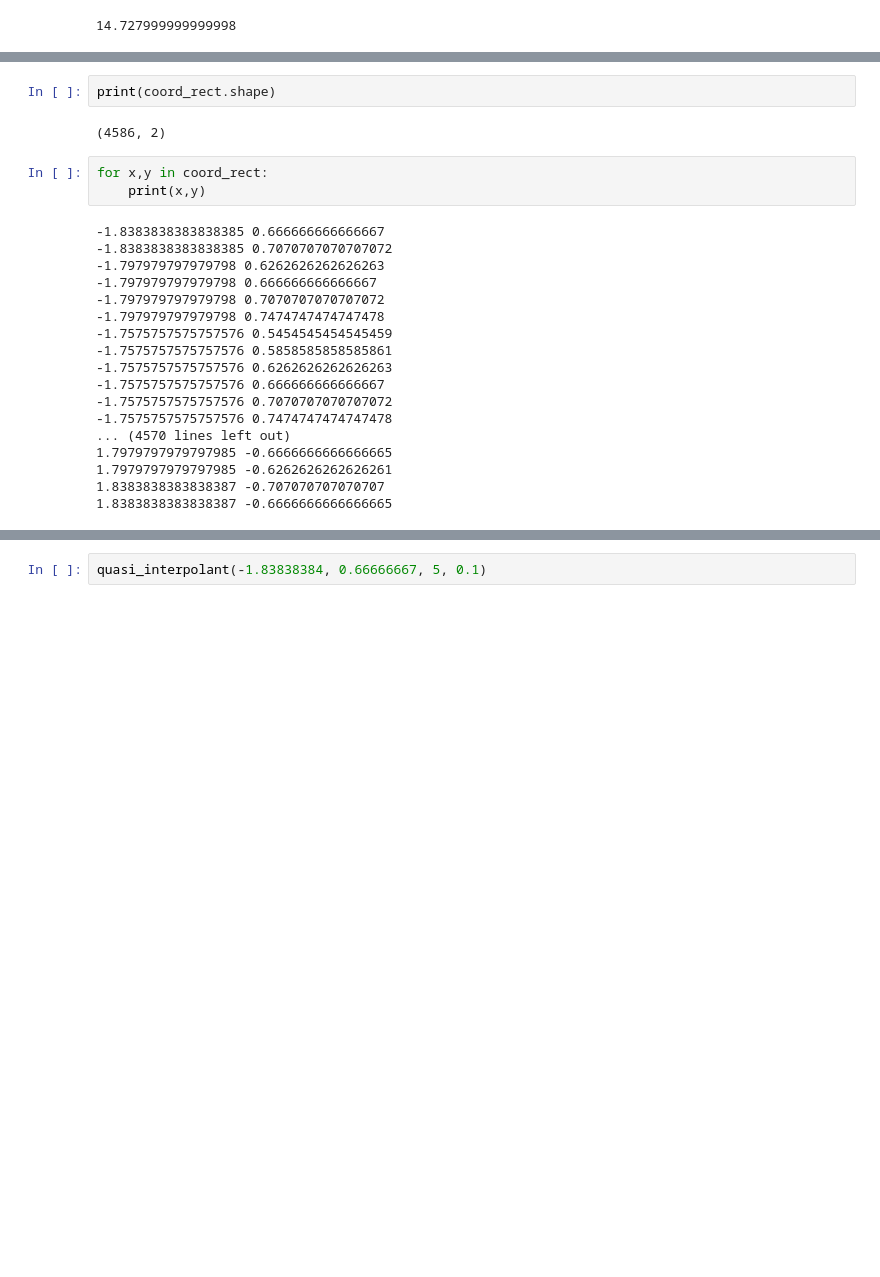
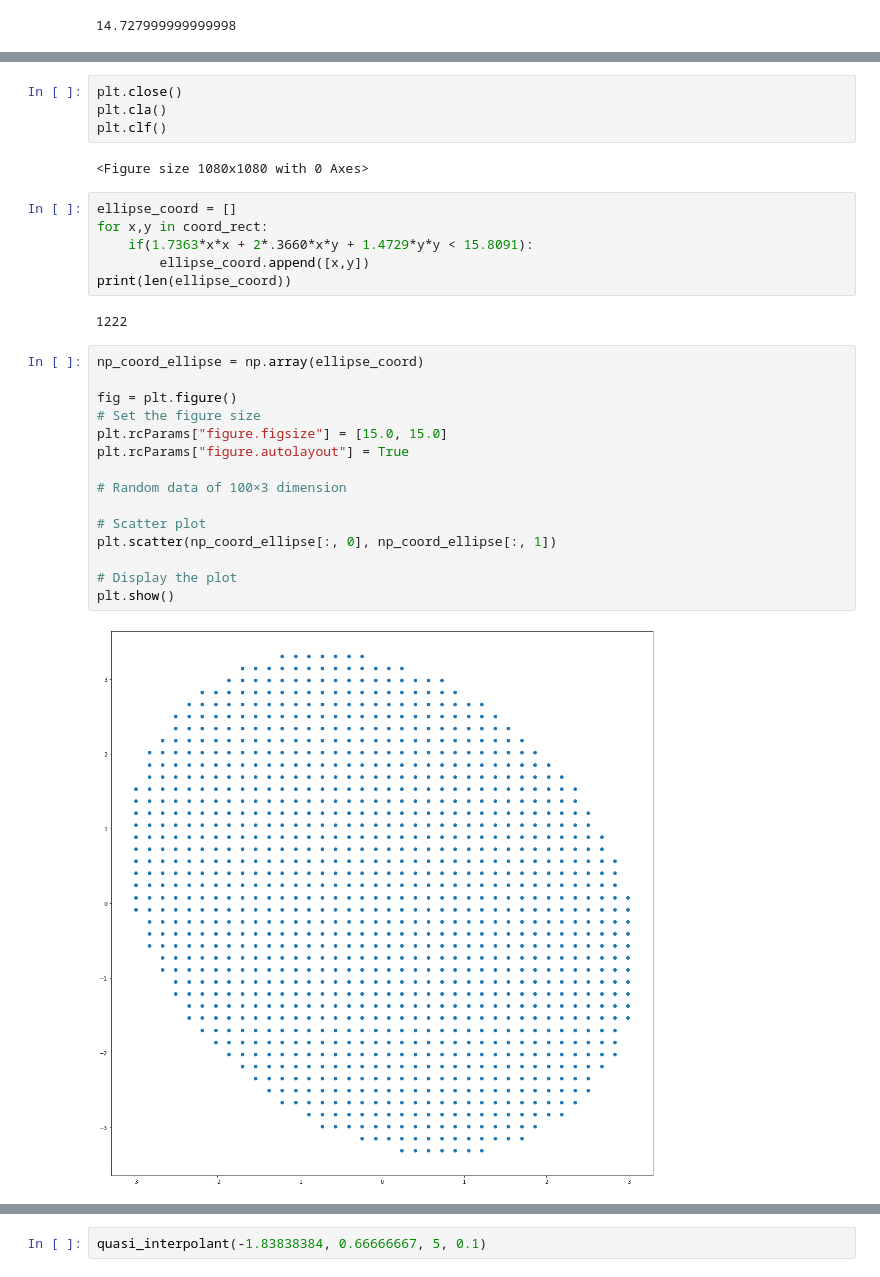
Before and after one commit to mdoshi2612/Optimal-Control, a Jupyter notebook: Quasi Interpolation.ipynb, the cells around one changed output, grey strips where cells are left out. Cells and saved outputs as stored; diff of their text form; blank space fills up the shorter version.

```diff
--- a/Quasi Interpolation.ipynb
+++ b/Quasi Interpolation.ipynb
@@ -61,26 +81,32 @@ for x in X:
+# %%
+plt.close()
+plt.cla()
+plt.clf()
+# %% [output]
+<Figure size 1080x1080 with 0 Axes>
 # %%
-print(coord_rect.shape)
+ellipse_coord = []
+for x,y in coord_rect:
+    if(1.7363*x*x + 2*.3660*x*y + 1.4729*y*y < 15.8091):
+        ellipse_coord.append([x,y])
+print(len(ellipse_coord))
 # %% [output]
-(4586, 2)
+1222
-# %%
-for x,y in coord_rect:
-    print(x,y)
-# %% [output]
--1.8383838383838385 0.666666666666667
--1.8383838383838385 0.7070707070707072
--1.797979797979798 0.6262626262626263
--1.797979797979798 0.666666666666667
--1.797979797979798 0.7070707070707072
--1.797979797979798 0.7474747474747478
--1.7575757575757576 0.5454545454545459
--1.7575757575757576 0.5858585858585861
--1.7575757575757576 0.6262626262626263
--1.7575757575757576 0.666666666666667
--1.7575757575757576 0.7070707070707072
--1.7575757575757576 0.7474747474747478
-... (4570 lines left out)
-1.7979797979797985 -0.6666666666666665
-1.7979797979797985 -0.6262626262626261
-1.8383838383838387 -0.707070707070707
-1.8383838383838387 -0.6666666666666665
+# %%
+np_coord_ellipse = np.array(ellipse_coord)
+
+fig = plt.figure()
+# Set the figure size
+plt.rcParams["figure.figsize"] = [15.0, 15.0]
+plt.rcParams["figure.autolayout"] = True
+
+# Random data of 100×3 dimension
+
+# Scatter plot
+plt.scatter(np_coord_ellipse[:, 0], np_coord_ellipse[:, 1])
+
+# Display the plot
+plt.show()
+# %% [output]
+[figure, new version]
 # %%
```
Also changed, not shown: parts of 13 cells of this notebook, 3 other files.
